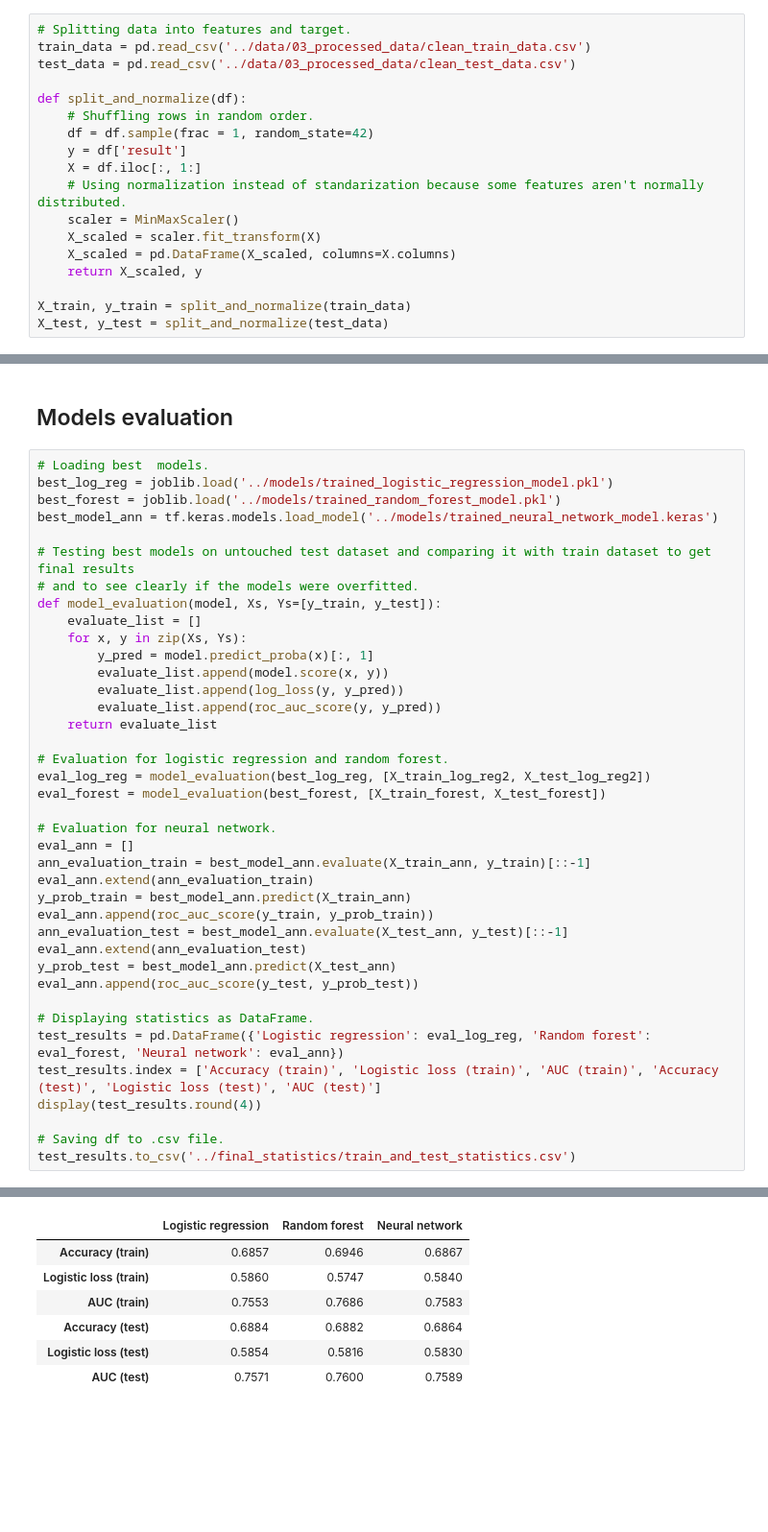
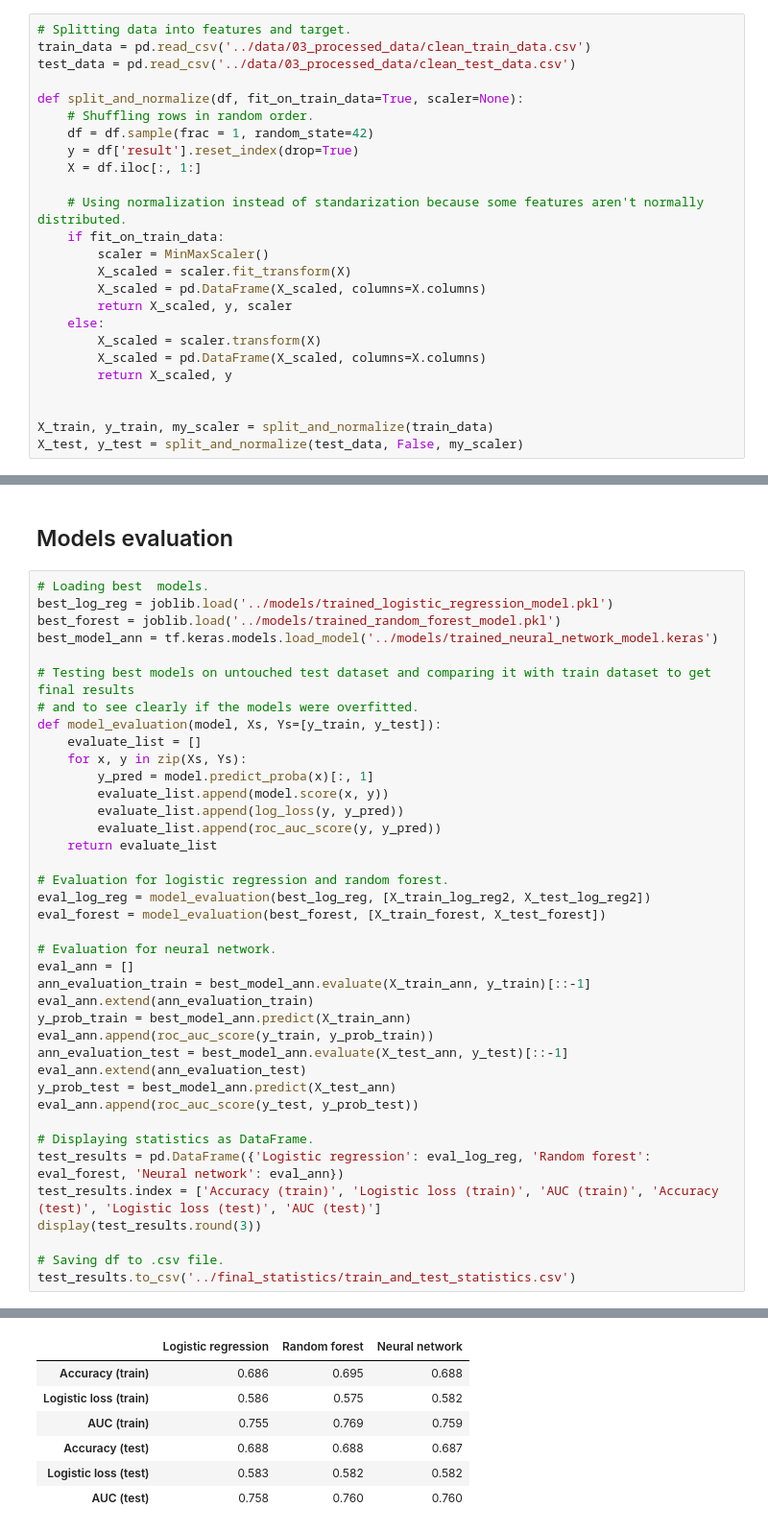
Before and after one commit to JakubWalczak1/tennis_project, a Jupyter notebook: jupyter_notebooks/02_model_development.ipynb, the cells around one changed output, grey strips where cells are left out. Shown at 96% size. Saved outputs shown, nothing was run; the diff lists cells and outputs as text; blank space fills up the shorter version.

```diff
--- a/jupyter_notebooks/02_model_development.ipynb
+++ b/jupyter_notebooks/02_model_development.ipynb
@@ -22,19 +22,26 @@ import joblib
 train_data = pd.read_csv('../data/03_processed_data/clean_train_data.csv')
 test_data = pd.read_csv('../data/03_processed_data/clean_test_data.csv')
 
-def split_and_normalize(df):
+def split_and_normalize(df, fit_on_train_data=True, scaler=None):
     # Shuffling rows in random order.
     df = df.sample(frac = 1, random_state=42)
-    y = df['result']
+    y = df['result'].reset_index(drop=True)
     X = df.iloc[:, 1:]
+
     # Using normalization instead of standarization because some features aren't normally distributed.
-    scaler = MinMaxScaler()
-    X_scaled = scaler.fit_transform(X)
-    X_scaled = pd.DataFrame(X_scaled, columns=X.columns)
-    return X_scaled, y
+    if fit_on_train_data:
+        scaler = MinMaxScaler()
+        X_scaled = scaler.fit_transform(X)
+        X_scaled = pd.DataFrame(X_scaled, columns=X.columns)
+        return X_scaled, y, scaler
+    else:
+        X_scaled = scaler.transform(X)
+        X_scaled = pd.DataFrame(X_scaled, columns=X.columns)
+        return X_scaled, y
 
-X_train, y_train = split_and_normalize(train_data)
-X_test, y_test = split_and_normalize(test_data)
+
+X_train, y_train, my_scaler = split_and_normalize(train_data)
+X_test, y_test = split_and_normalize(test_data, False, my_scaler)
 # %% [markdown]
 ## Logistic regression and general functions for evaluation
 # %%
@@ -633,7 +640,7 @@ eval_ann.append(roc_auc_score(y_test, y_prob_test))
 # Displaying statistics as DataFrame.
 test_results = pd.DataFrame({'Logistic regression': eval_log_reg, 'Random forest': eval_forest, 'Neural network': eval_ann})
 test_results.index = ['Accuracy (train)', 'Logistic loss (train)', 'AUC (train)', 'Accuracy (test)', 'Logistic loss (test)', 'AUC (test)']
-display(test_results.round(4))
+display(test_results.round(3))
 
 # Saving df to .csv file.
 test_results.to_csv('../final_statistics/train_and_test_statistics.csv')
@@ -644,10 +651,10 @@ test_results.to_csv('../final_statistics/train_and_test_statistics.csv')
 413/413 ━━━━━━━━━━━━━━━━━━━━ 1s 2ms/step
 |  | Logistic regression | Random forest | Neural network |
-| Accuracy (train) | 0.6857 | 0.6946 | 0.6867 |
-| Logistic loss (train) | 0.5860 | 0.5747 | 0.5840 |
-| AUC (train) | 0.7553 | 0.7686 | 0.7583 |
-| Accuracy (test) | 0.6884 | 0.6882 | 0.6864 |
-| Logistic loss (test) | 0.5854 | 0.5816 | 0.5830 |
-| AUC (test) | 0.7571 | 0.7600 | 0.7589 |
+| Accuracy (train) | 0.686 | 0.695 | 0.688 |
+| Logistic loss (train) | 0.586 | 0.575 | 0.582 |
+| AUC (train) | 0.755 | 0.769 | 0.759 |
+| Accuracy (test) | 0.688 | 0.688 | 0.687 |
+| Logistic loss (test) | 0.583 | 0.582 | 0.582 |
+| AUC (test) | 0.758 | 0.760 | 0.760 |
 # %% [markdown]
 All 3 models achieved very similar results. However, looking at the logistic loss results on the test set, which is the most important metric
```
Also changed, not shown: parts of 17 cells of this notebook, 3 other files.
